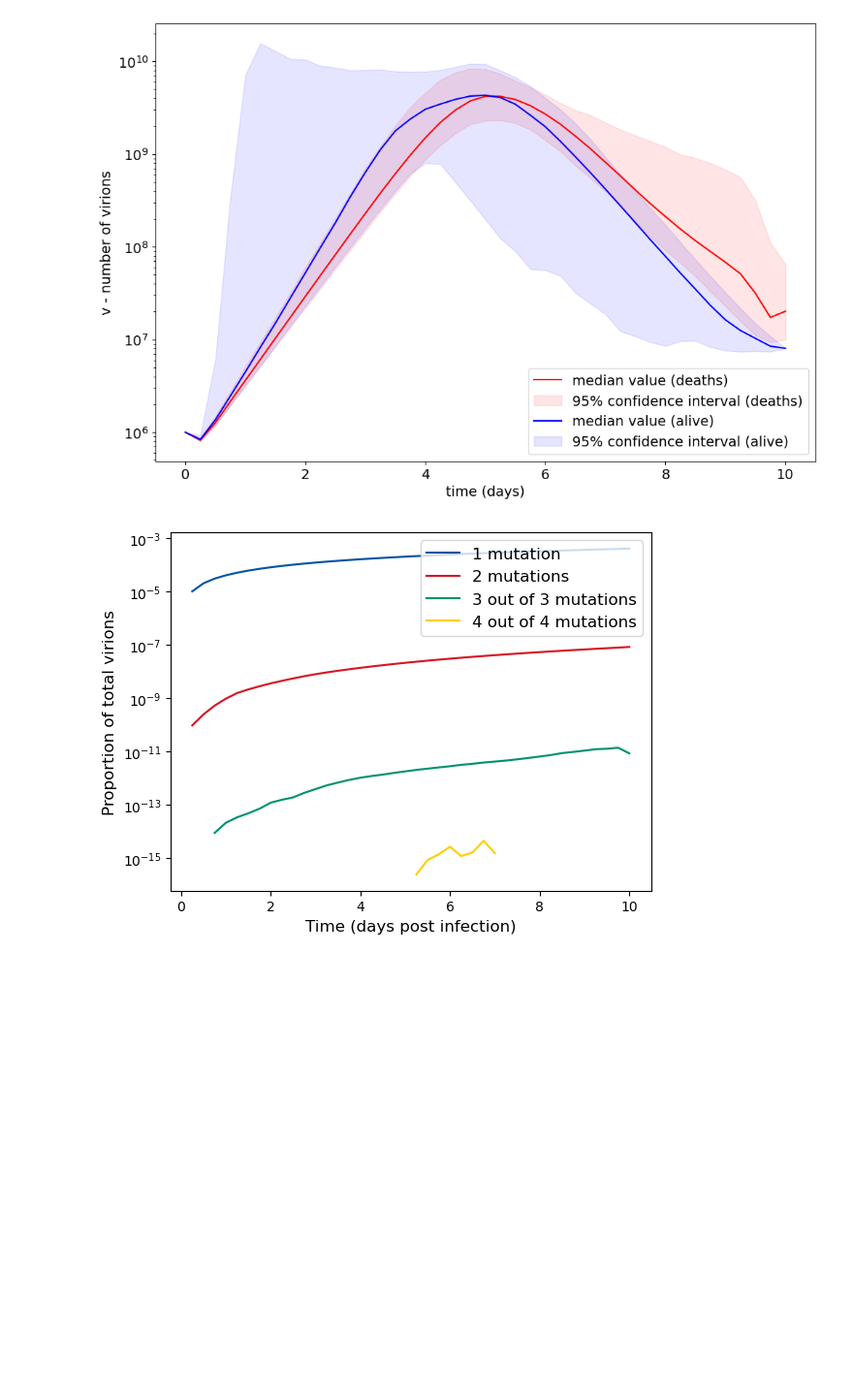
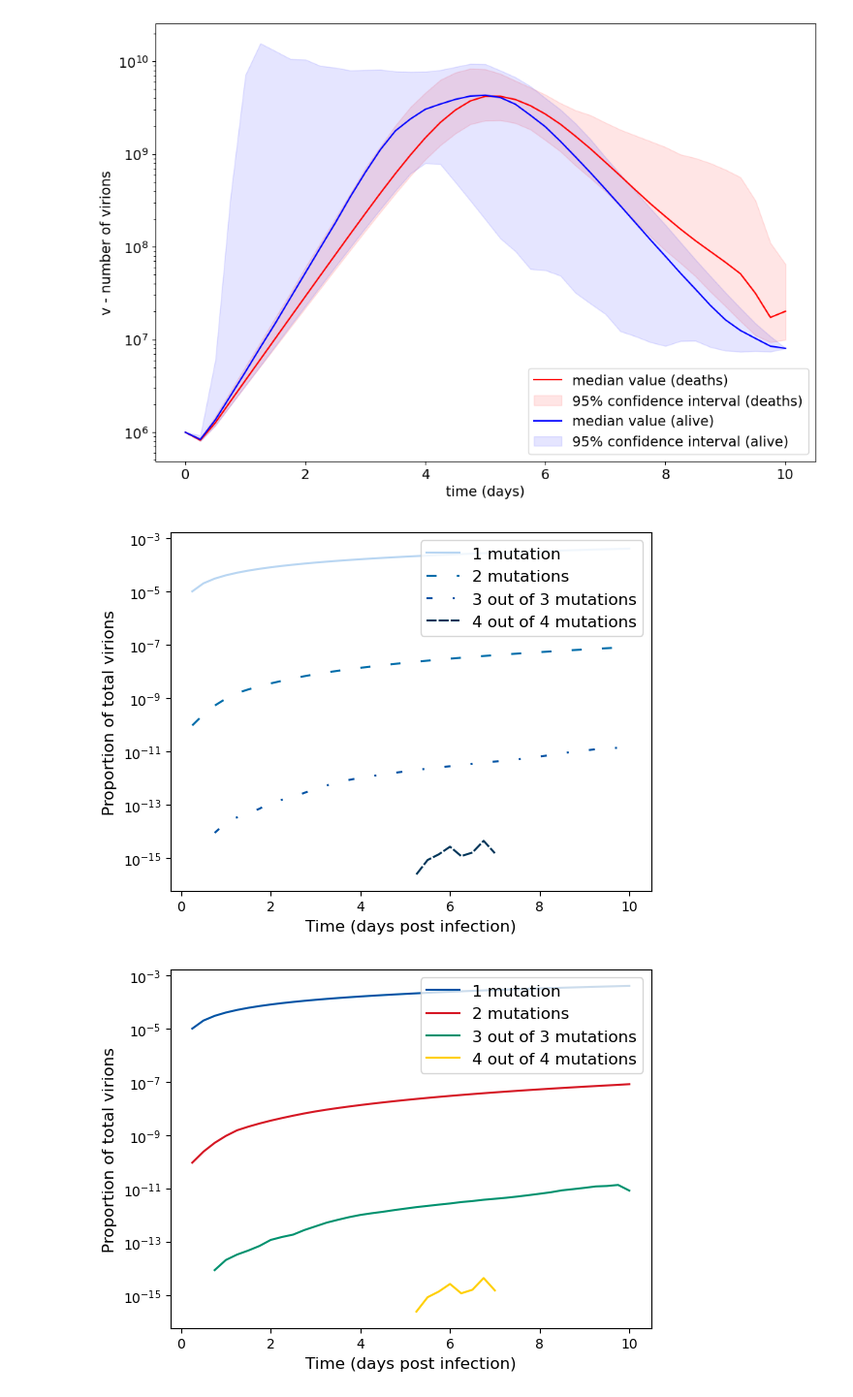
Before and after one commit to joshlooks/avianflu, a Jupyter notebook: bpm.ipynb, the cells around one changed output. Shown at 97% size. Cells and saved outputs as stored; diff of their text form; code cells hidden in the pictures; blank space fills up the shorter version.

Commit message:
updated plotting style and put results in a more sensible place

```diff
--- a/bpm.ipynb
+++ b/bpm.ipynb
@@ -93,5 +62,10 @@ Deaths = params[2]
 # %% [output]
 120.89486587567426
+# %%
+# Alternatively load corresponding csv files in
+Lifespans = np.genfromtxt('Results/Lifespans.csv',delimiter=',')
+r_vals = np.genfromtxt('Results/r_vals.csv',delimiter=',')
+Deaths = np.genfromtxt('Results/Deaths.csv',delimiter=',')
 # %%
 #Set parameters
 p = 10**-5
@@ -375,6 +343,44 @@ plt.savefig('Plots/v_bpm_surv_dead_CI.pdf', dpi=1200,bbox_inches='tight')
 plt.show()
 # %% [output]
 [figure]
+# %%
+#We calculate the totals of each type of virion
+n_totals = np.zeros((6,41))
+for i in range(0,1000 * numberpeople1000s):
+    for j in range(0,6):
+        n_totals[j,0:len(n_i_lists[i][j])] += n_i_lists[i][j]
+N_TOTAL = np.sum(n_totals, axis = 0)
+
+#set up time values
+timevals = np.linspace(0,10,41)
+
+#set up colors for the plot
+plotcolors = ['#B9D6F2', '#006DAA', '#0353A4', '#003559','#061A40']
+linestyles = ['solid',(0,(5,10)),(0,(3,10,1,10)),(0,(5,1)),(0, (3, 1, 1, 1, 1, 1))]
+#Set up plot
+fig, ax = plt.subplots()
+
+#We plot the proportions of each virion type over time
+for i in range(1,6):
+    prop = n_totals[i,:] / N_TOTAL
+    myrange = np.where(prop>0)
+    #create a label
+    if i > 2:
+        mylabel = str(i) + " out of " + str(i) + " mutations"
+    else:
+        if i > 1:
+            mylabel = "2 mutations"
+        else:
+            mylabel = "1 mutation"
+    if len(myrange[0]) > 0:
+        ax.semilogy(timevals[myrange], prop[myrange], label = mylabel,color=plotcolors[i-1],linestyle=linestyles[i-1])
+ax.legend(loc=1,fontsize=12)
+plt.ylabel('Proportion of total virions',fontsize=12)
+plt.xlabel('Time (days post infection)',fontsize=12)
+plt.savefig('Plots/prop_standard.pdf', dpi=2400,bbox_inches='tight')
+plt.show()
+# %% [output]
+[figure, added]
 # %%
 #We calculate the totals of each type of virion
 n_totals = np.zeros((6,41))
```
Also changed, not shown: parts of 9 cells of this notebook, 10 other files.
